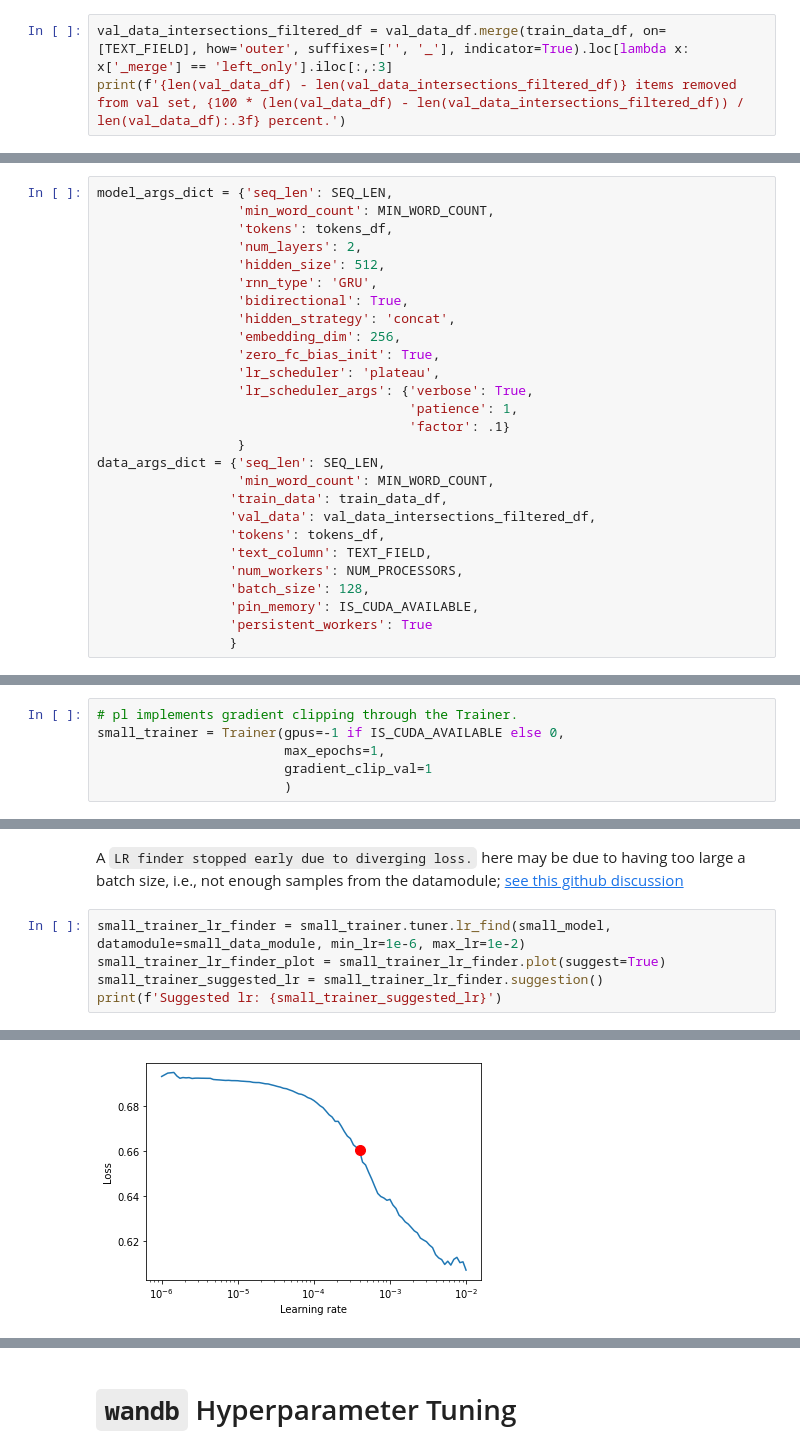
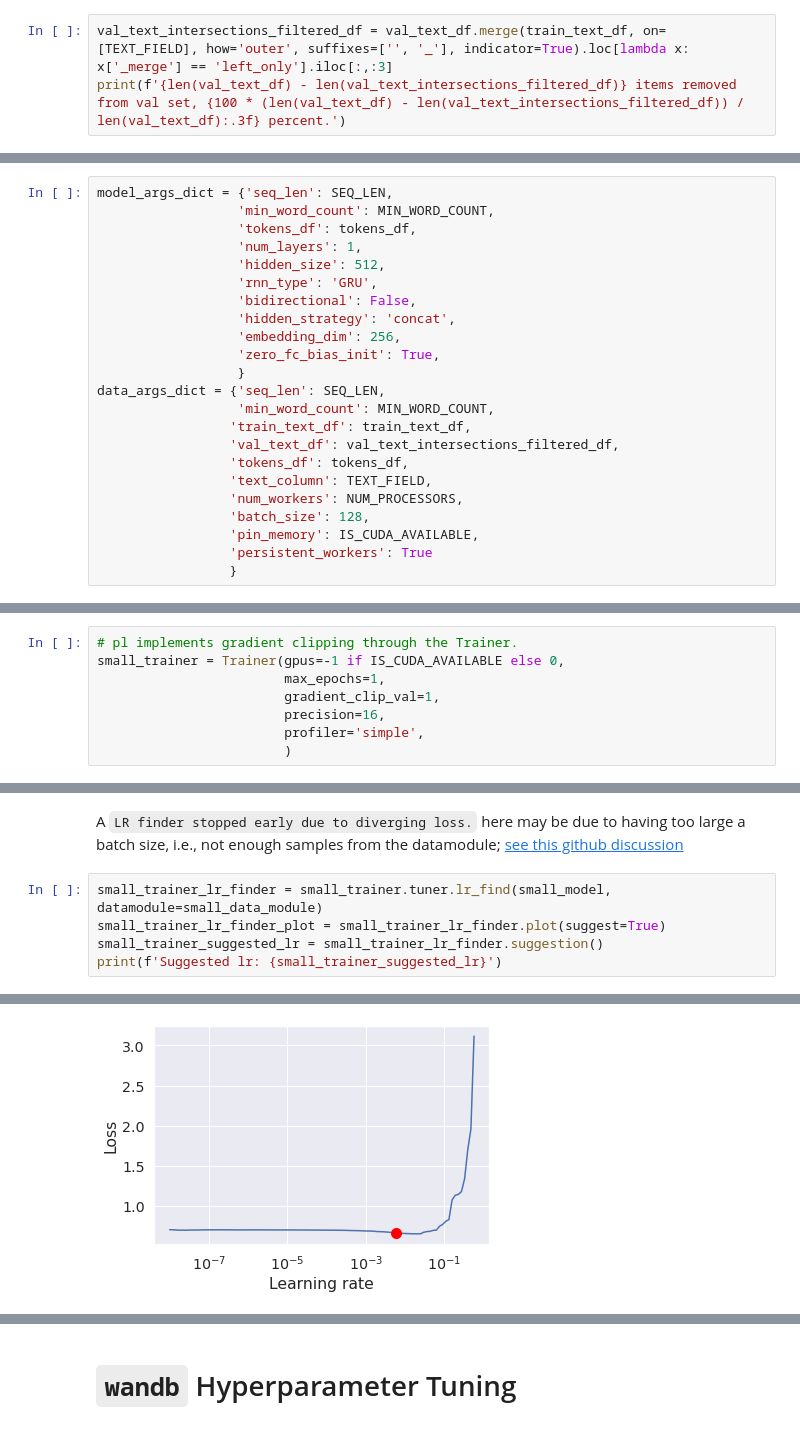
Before and after one commit to garrett361/arxiv-vixra-ml, a Jupyter notebook: simple_recurrent/balanced_title_recurrent_embedding.ipynb, the cells around one changed output, grey strips where cells are left out. Drawn from its saved outputs; the diff is of its cells as text.

```diff
--- a/simple_recurrent/balanced_title_recurrent_embedding.ipynb
+++ b/simple_recurrent/balanced_title_recurrent_embedding.ipynb
@@ -227,8 +228,8 @@ balanced_title_recurrent_embedding
 # %% [markdown]
 Filter any overlap between the training and validation datasets. Most complete duplicates should have been filtered, but some may not have evaluated as equal prior to text normalization or because they only coinicided in one of the two text columns (e.g., there are distinct papers which share the same title but have different abstracts in the dataset).  We perform strict filtering below.
 # %%
-val_data_intersections_filtered_df = val_data_df.merge(train_data_df, on=[TEXT_FIELD], how='outer', suffixes=['', '_'], indicator=True).loc[lambda x: x['_merge'] == 'left_only'].iloc[:,:3]
-print(f'{len(val_data_df) - len(val_data_intersections_filtered_df)} items removed from val set, {100 * (len(val_data_df) - len(val_data_intersections_filtered_df)) / len(val_data_df):.3f} percent.')
+val_text_intersections_filtered_df = val_text_df.merge(train_text_df, on=[TEXT_FIELD], how='outer', suffixes=['', '_'], indicator=True).loc[lambda x: x['_merge'] == 'left_only'].iloc[:,:3]
+print(f'{len(val_text_df) - len(val_text_intersections_filtered_df)} items removed from val set, {100 * (len(val_text_df) - len(val_text_intersections_filtered_df)) / len(val_text_df):.3f} percent.')
 # %% [output]
 42 items removed from val set, 0.558 percent.
 # %% [markdown]
@@ -260,24 +261,20 @@ Dictionary args for model and datamodule.
 # %%
 model_args_dict = {'seq_len': SEQ_LEN,
                   'min_word_count': MIN_WORD_COUNT,
-                  'tokens': tokens_df,
-                  'num_layers': 2,
+                  'tokens_df': tokens_df,
+                  'num_layers': 1,
                   'hidden_size': 512,
                   'rnn_type': 'GRU',
-                  'bidirectional': True,
+                  'bidirectional': False,
                   'hidden_strategy': 'concat',
                   'embedding_dim': 256,
                   'zero_fc_bias_init': True,
-                  'lr_scheduler': 'plateau',
-                  'lr_scheduler_args': {'verbose': True,
-                                        'patience': 1,
-                                        'factor': .1}
                   }
 data_args_dict = {'seq_len': SEQ_LEN,
                   'min_word_count': MIN_WORD_COUNT,
-                 'train_data': train_data_df,
-                 'val_data': val_data_intersections_filtered_df,
-                 'tokens': tokens_df,
+                 'train_text_df': train_text_df,
+                 'val_text_df': val_text_intersections_filtered_df,
+                 'tokens_df': tokens_df,
                  'text_column': TEXT_FIELD,
                  'num_workers': NUM_PROCESSORS,
                  'batch_size': 128,
@@ -339,6 +332,8 @@ expected approx loss 0.6931471805599453
 # pl implements gradient clipping through the Trainer.
 small_trainer = Trainer(gpus=-1 if IS_CUDA_AVAILABLE else 0,
                         max_epochs=1,
-                        gradient_clip_val=1
+                        gradient_clip_val=1,
+                        precision=16,
+                        profiler='simple',
                         )
 # %% [output]
@@ -348,7 +344,7 @@ IPU available: False, using: 0 IPUs
 # %% [markdown]
 A `LR finder stopped early due to diverging loss.` here may be due to having too large a batch size, i.e., not enough samples from the datamodule; [see this github discussion](https://github.com/PyTorchLightning/pytorch-lightning/issues/5044)
 # %%
-small_trainer_lr_finder = small_trainer.tuner.lr_find(small_model, datamodule=small_data_module, min_lr=1e-6, max_lr=1e-2)
+small_trainer_lr_finder = small_trainer.tuner.lr_find(small_model, datamodule=small_data_module)
 small_trainer_lr_finder_plot = small_trainer_lr_finder.plot(suggest=True)
 small_trainer_suggested_lr = small_trainer_lr_finder.suggestion()
 print(f'Suggested lr: {small_trainer_suggested_lr}')
@@ -361,4 +371,4 @@ Suggested lr: 0.0003981071705534973
-[figure, old version]
+[figure, new version]
 # %%
 small_trainer.fit(small_model, datamodule=small_data_module)
 # %% [output]
```
Also changed, not shown: parts of 44 cells of this notebook, 24 other files.
